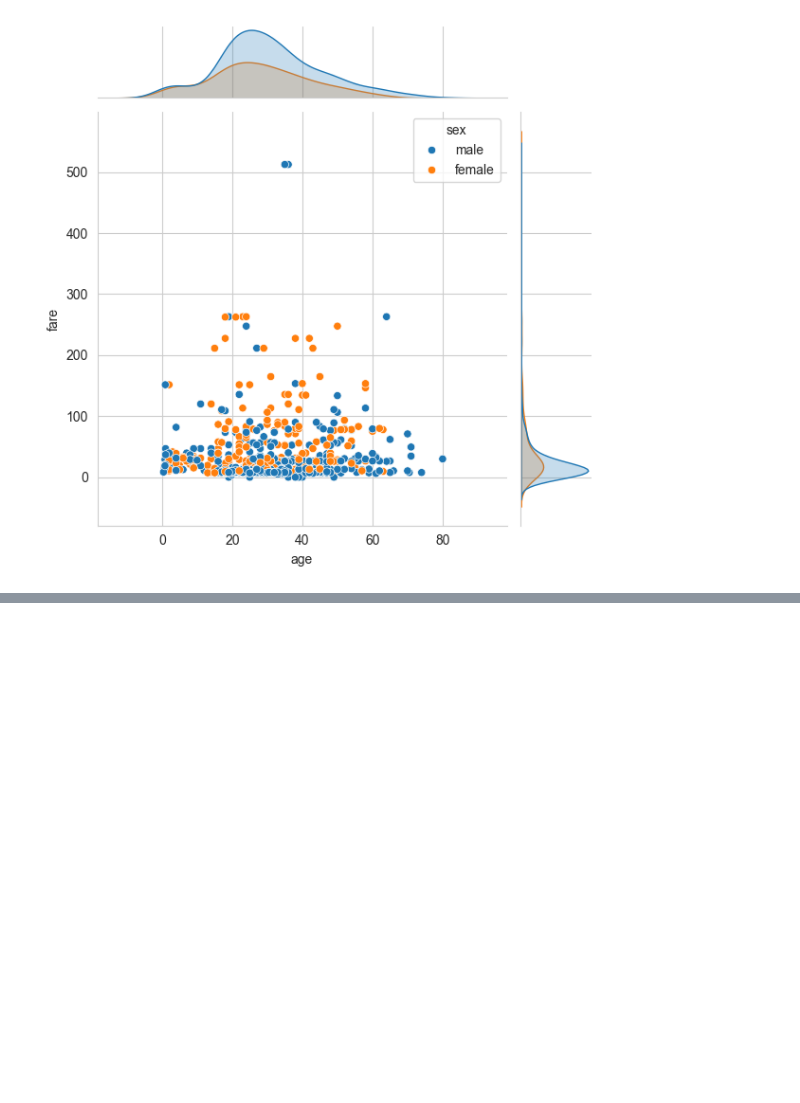
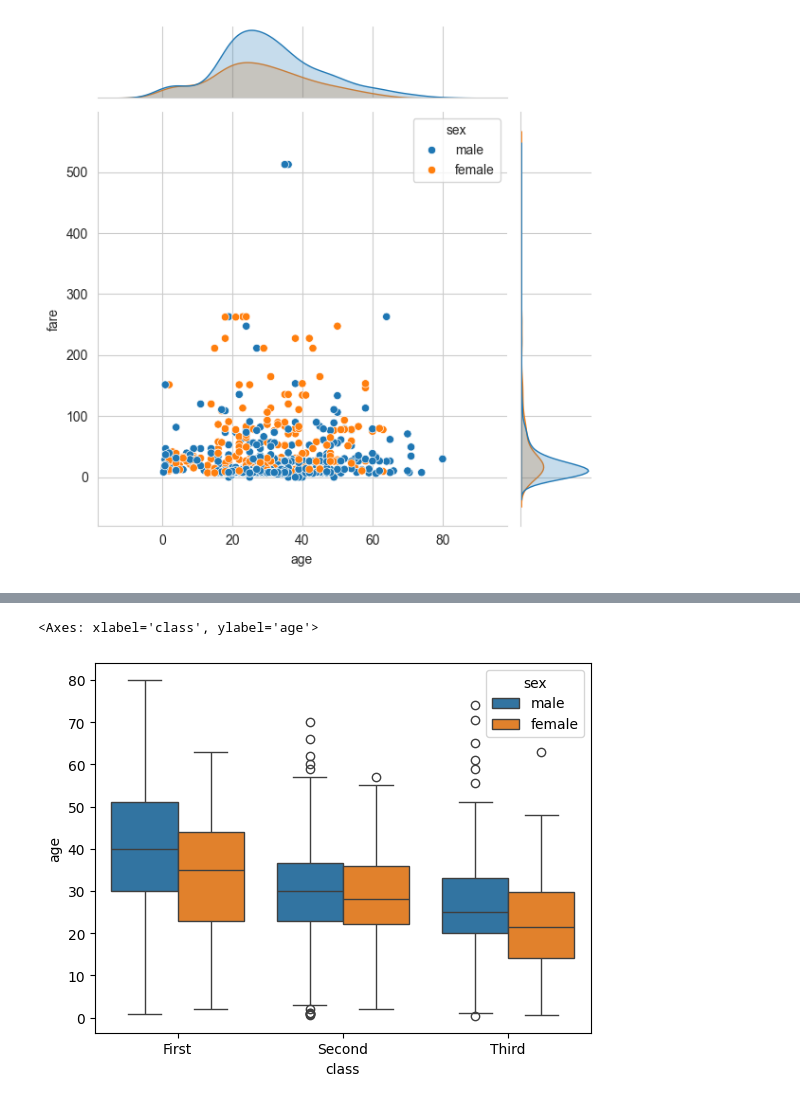
Before and after one commit to mahir4707/Python-for-Data-Analytics, a Jupyter notebook: Chapter 4 - Seaborn/main.ipynb, the cells around one changed output, grey strips where cells are left out. Cells and saved outputs as stored; diff of their text form; code cells hidden in the pictures; blank space fills up the shorter version.

```diff
--- a/Chapter 4 - Seaborn/main.ipynb
+++ b/Chapter 4 - Seaborn/main.ipynb
@@ -134,0 +149,7 @@ sns.jointplot(data =data, x="age", y="fare", hue="sex")
+# %%
+#box plot - used to find out the outliers in the data
+
+sns.boxplot(data=data, x="class", y="age", hue="sex")
+# %% [output]
+<Axes: xlabel='class', ylabel='age'>
+[figure, added]
```
Also changed, not shown: parts of 9 cells of this notebook.
